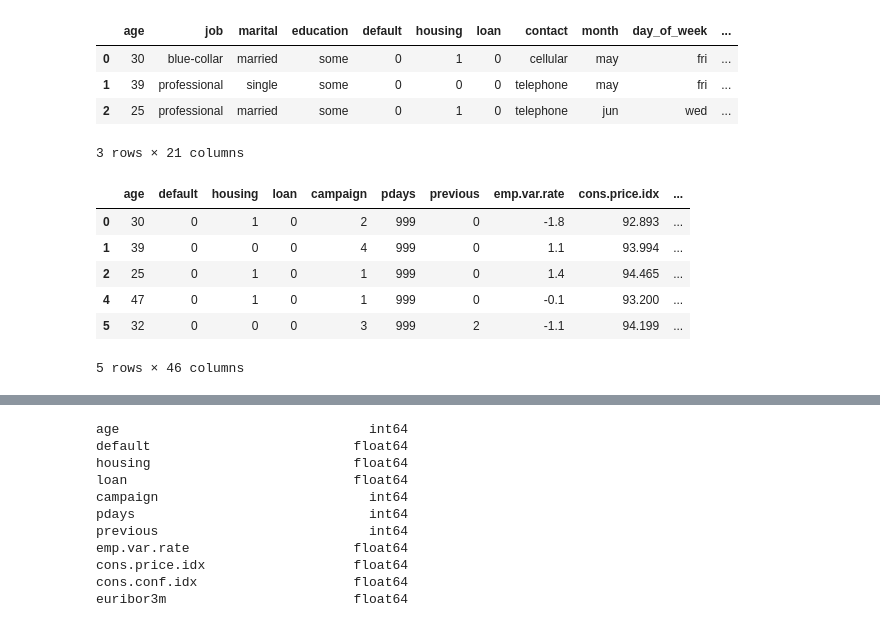
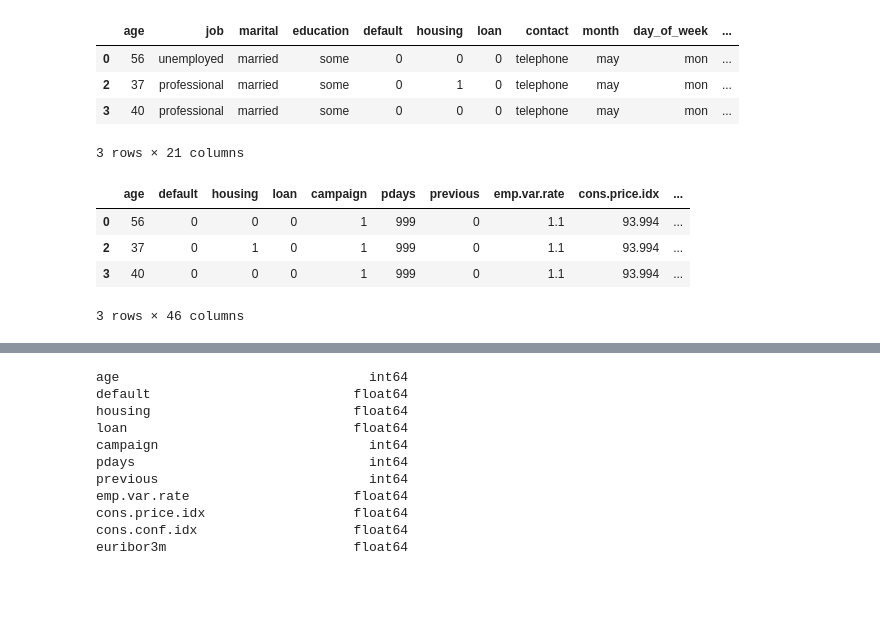
Before and after one commit to gfsoileau/Bank_marketing, a Jupyter notebook: bank.ipynb, the cells around one changed output, grey strips where cells are left out. Saved outputs shown, nothing was run; the diff lists cells and outputs as text; code cells hidden in the pictures; blank space fills up the shorter version.

Commit message:
dataframes created, factor weights est

```diff
--- a/bank.ipynb
+++ b/bank.ipynb
@@ -26,4 +26,5 @@ import matplotlib.pyplot as plt
 
 import seaborn as sns
 # %%
-df = pd.read_csv('bank-additional.csv')
+df = pd.read_csv('bank-additional-full.csv')
+df.head(5)
@@ -63,9 +73,9 @@ df.job = job_proc(df.job)
 df.head(3)
 # %% [output]
 |  | age | job | marital | education | default | housing | loan | contact | month | day_of_week | ... |
-| 0 | 30 | blue-collar | married | some | 0 | 1 | 0 | cellular | may | fri | ... |
-| 1 | 39 | professional | single | some | 0 | 0 | 0 | telephone | may | fri | ... |
-| 2 | 25 | professional | married | some | 0 | 1 | 0 | telephone | jun | wed | ... |
+| 0 | 56 | unemployed | married | some | 0 | 0 | 0 | telephone | may | mon | ... |
+| 2 | 37 | professional | married | some | 0 | 1 | 0 | telephone | may | mon | ... |
+| 3 | 40 | professional | married | some | 0 | 0 | 0 | telephone | may | mon | ... |
 3 rows × 21 columns
 # %%
 #convert categorical data to numeric dummy variables
@@ -76,12 +86,10 @@ df['output'] = df.y
 del df['duration']
 del df['y']
 # %%
-df.head()
+df.head(3)
 # %% [output]
 |  | age | default | housing | loan | campaign | pdays | previous | emp.var.rate | cons.price.idx | ... |
-| 0 | 30 | 0 | 1 | 0 | 2 | 999 | 0 | -1.8 | 92.893 | ... |
-| 1 | 39 | 0 | 0 | 0 | 4 | 999 | 0 | 1.1 | 93.994 | ... |
-| 2 | 25 | 0 | 1 | 0 | 1 | 999 | 0 | 1.4 | 94.465 | ... |
-| 4 | 47 | 0 | 1 | 0 | 1 | 999 | 0 | -0.1 | 93.200 | ... |
-| 5 | 32 | 0 | 0 | 0 | 3 | 999 | 2 | -1.1 | 94.199 | ... |
+| 0 | 56 | 0 | 0 | 0 | 1 | 999 | 0 | 1.1 | 93.994 | ... |
+| 2 | 37 | 0 | 1 | 0 | 1 | 999 | 0 | 1.1 | 93.994 | ... |
+| 3 | 40 | 0 | 0 | 0 | 1 | 999 | 0 | 1.1 | 93.994 | ... |
-5 rows × 46 columns
+3 rows × 46 columns
```
Also changed, not shown: parts of 20 cells of this notebook.
